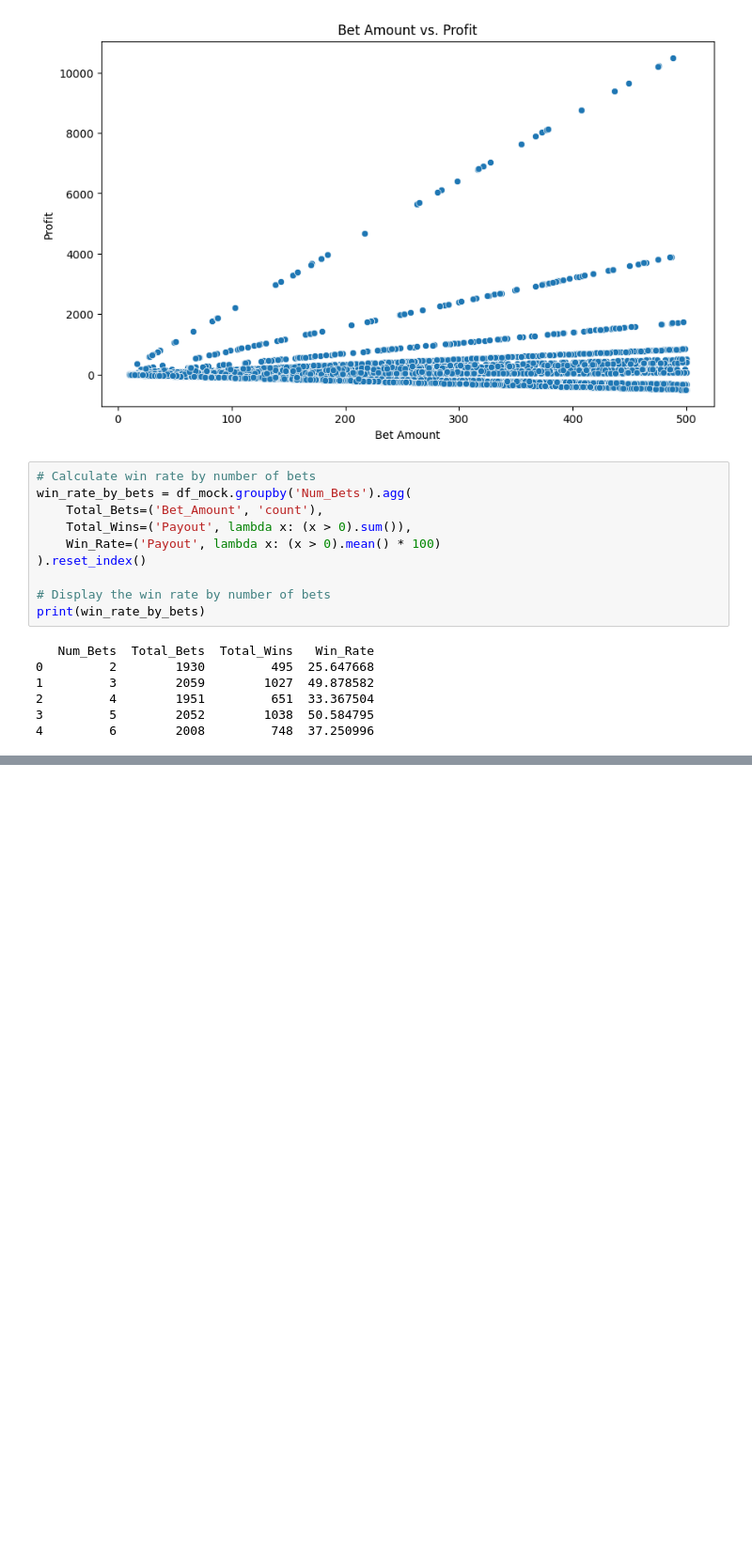
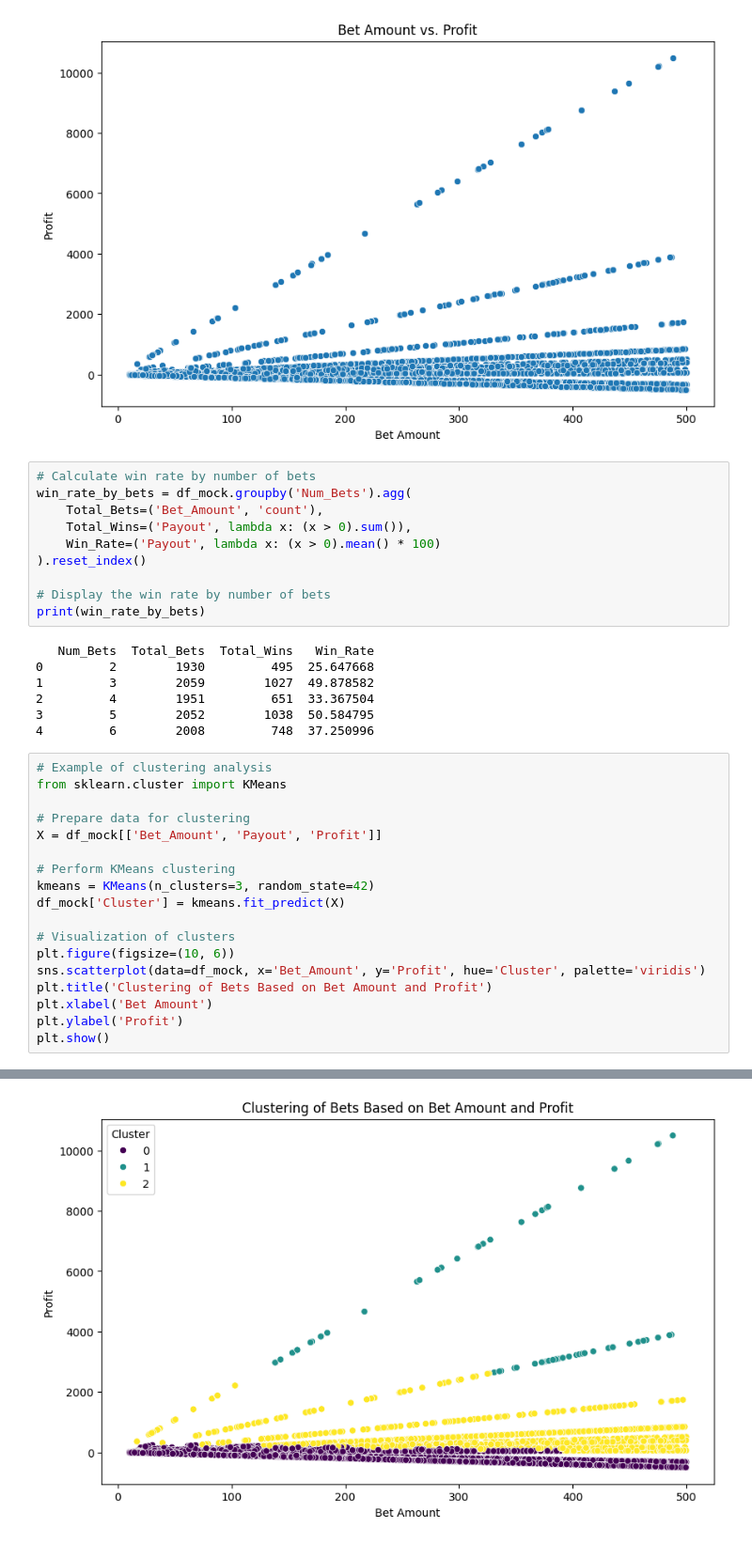
Before and after one commit to avidcyclist/prize_picks_practice, a Jupyter notebook: notebooks/new_notebook.ipynb, the cells around one changed output, grey strips where cells are left out. Shown at 94% size. Drawn from its saved outputs; the diff is of its cells as text; blank space fills up the shorter version.

```diff
--- a/notebooks/new_notebook.ipynb
+++ b/notebooks/new_notebook.ipynb
@@ -1347,3 +1405,22 @@ print(win_rate_by_bets)
 2         4        1951         651  33.367504
 3         5        2052        1038  50.584795
 4         6        2008         748  37.250996
+# %%
+# Example of clustering analysis
+from sklearn.cluster import KMeans
+
+# Prepare data for clustering
+X = df_mock[['Bet_Amount', 'Payout', 'Profit']]
+
+# Perform KMeans clustering
+kmeans = KMeans(n_clusters=3, random_state=42)
+df_mock['Cluster'] = kmeans.fit_predict(X)
+
+# Visualization of clusters
+plt.figure(figsize=(10, 6))
+sns.scatterplot(data=df_mock, x='Bet_Amount', y='Profit', hue='Cluster', palette='viridis')
+plt.title('Clustering of Bets Based on Bet Amount and Profit')
+plt.xlabel('Bet Amount')
+plt.ylabel('Profit')
+plt.show()
+# %% [output]
@@ -1349,0 +1428 @@ print(win_rate_by_bets)
+[figure, added]
```
Also changed, not shown: parts of 15 cells of this notebook, 3 other files.
